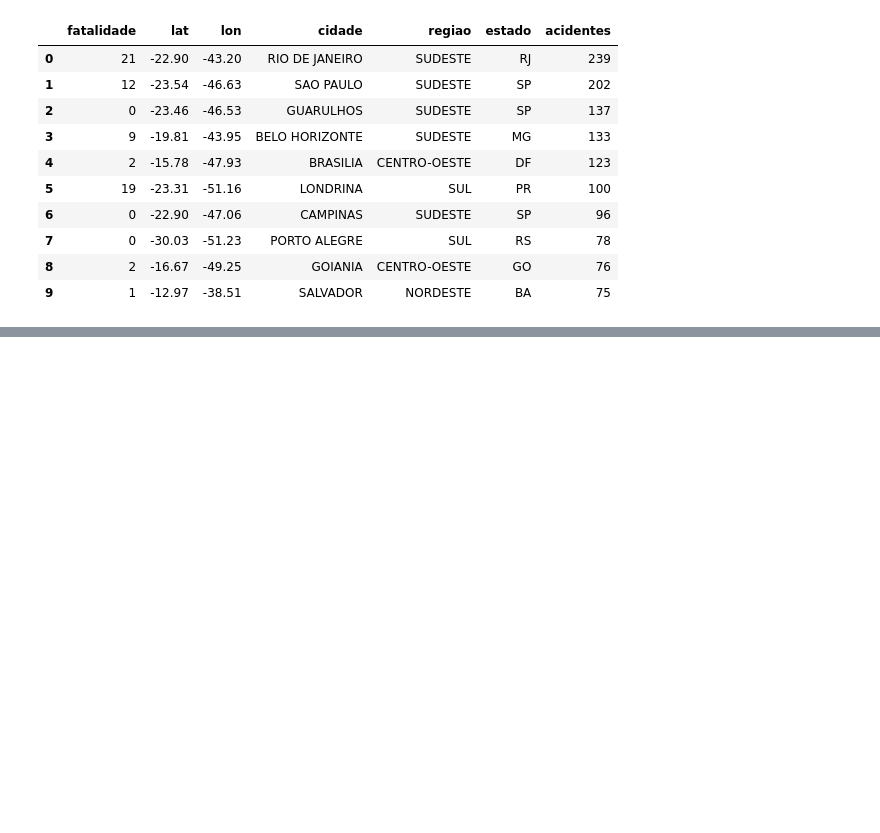
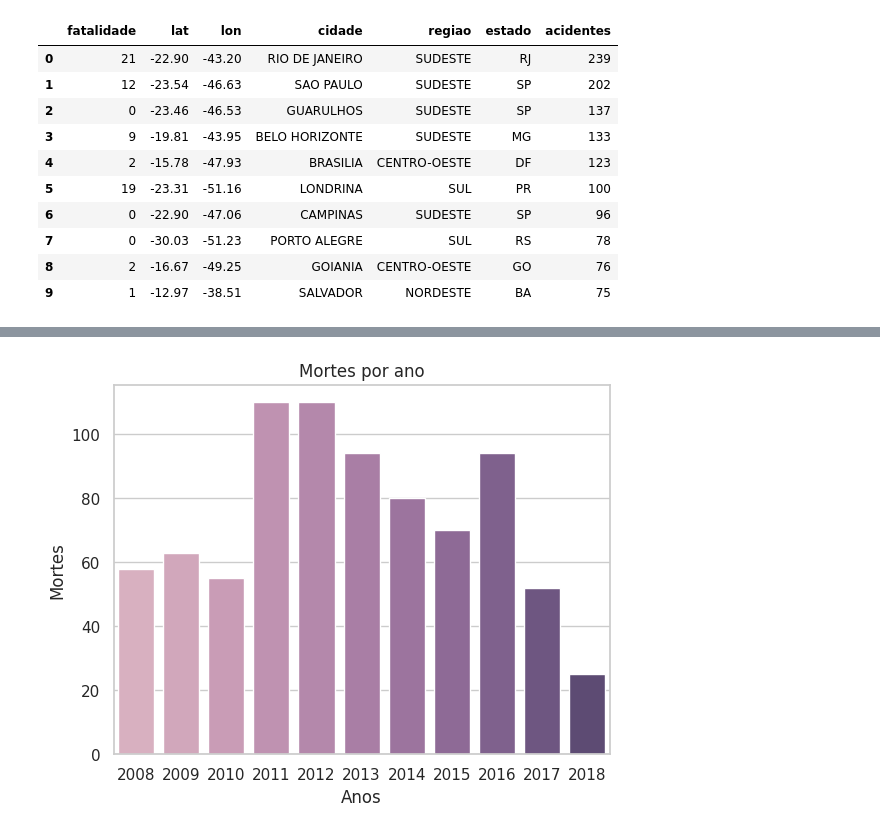
Before and after one commit to jhiltonsantos/ADS-Estatistica-IFPI, a Jupyter notebook: AcidentesAereosBR.ipynb, the cells around one changed output, grey strips where cells are left out. Cells and saved outputs as stored; diff of their text form; code cells hidden in the pictures; blank space fills up the shorter version.

```diff
--- a/AcidentesAereosBR.ipynb
+++ b/AcidentesAereosBR.ipynb
@@ -405,0 +535,5 @@ mapa_incidente
+# %%
+dados_m_anos = pd.DataFrame({'ano': anos, 'mortes': [int(not_null.loc[not_null['ano'] == ano,
+                                                                      ['quantidade_fatalidades']].sum()) for ano in anos]})
+dados_m_anos = dados_m_anos.sort_values('mortes')
+dados_m_anos
@@ -405,0 +553,12 @@ mapa_incidente
+# %%
+f, ax = plt.subplots()
+pallete = sns.cubehelix_palette(11, 3, 0.4, 0.60, 0.8, 0.6)
+
+sns.barplot(dados_m_anos['ano'], dados_m_anos['mortes'], palette=pallete)
+
+ax.set_xlabel('Anos')
+ax.set_ylabel("Mortes")
+ax.set_title('Mortes por ano')
+plt.show()
+# %% [output]
+[figure, added]
```
Also changed, not shown: parts of 20 cells of this notebook.
